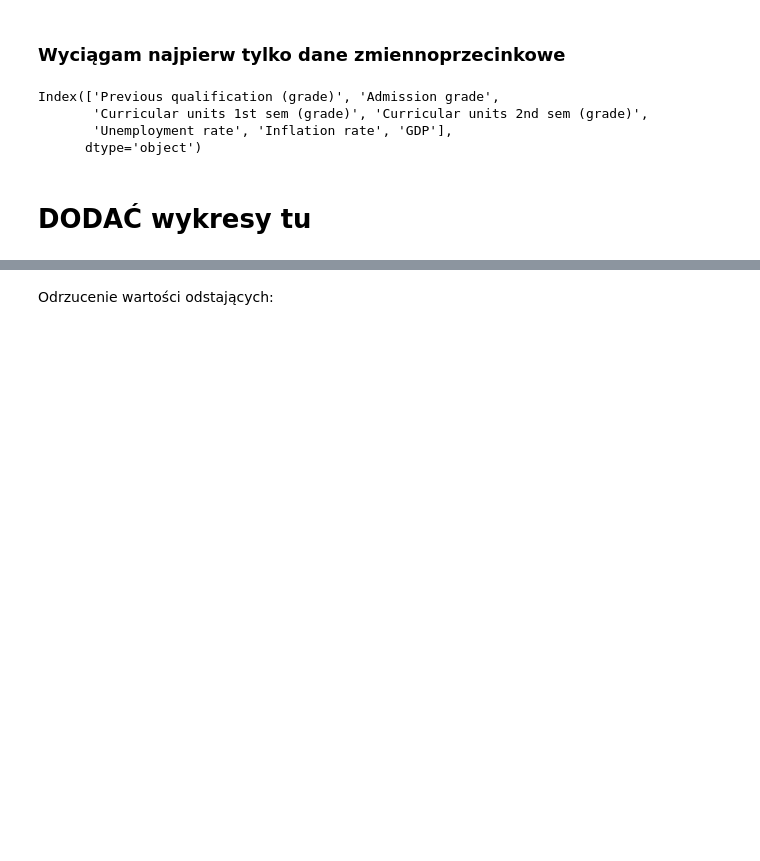
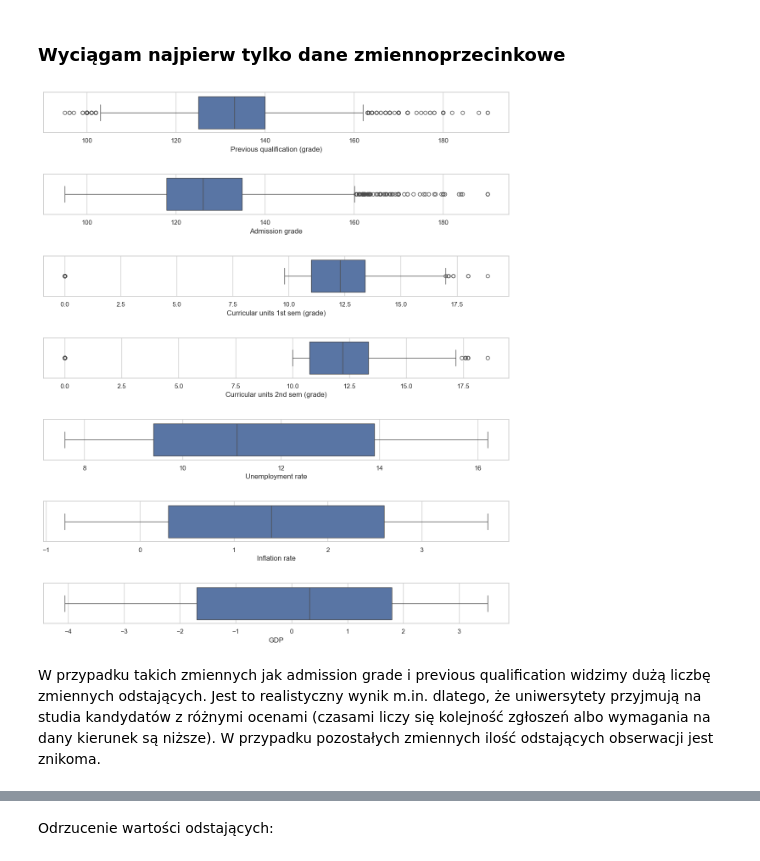
Before and after one commit to KamilMarshal/MAD_classification_project, a Jupyter notebook: ProjectNotebook.ipynb, the cells around one changed output, grey strips where cells are left out. Saved outputs shown, nothing was run; the diff lists cells and outputs as text; code cells hidden in the pictures; blank space fills up the shorter version.

Commit message:
adding boxplots

```diff
--- a/ProjectNotebook.ipynb
+++ b/ProjectNotebook.ipynb
@@ -214,17 +214,28 @@ plt.show()
 ## Boxploty - czyli analiza obserwacji odstających
 # %% [markdown]
 ### Wyciągam najpierw tylko dane zmiennoprzecinkowe
-# %%
-# Dane zmiennoprzecinkowe
-data_num = data.select_dtypes(include=['float64'])
-data_num.columns
-# %% [output]
-Index(['Previous qualification (grade)', 'Admission grade',
-       'Curricular units 1st sem (grade)', 'Curricular units 2nd sem (grade)',
-       'Unemployment rate', 'Inflation rate', 'GDP'],
-      dtype='object')
-# %% [markdown]
-# DODAĆ wykresy tu
+# %%
+# Dane zmiennoprzecinkowe
+data_num = data.select_dtypes(include=['float64'])
+data_num.columns
+sns.set(style="whitegrid")
+
+
+plt.figure(figsize=(12, 14))
+
+
+for i, column in enumerate(data_num.columns):
+    plt.subplot(len(data_num.columns), 1, i + 1)
+    sns.boxplot(x=data_num[column])
+   # plt.title(f'Boxplot for {column}')
+    plt.tight_layout(pad=3.0)
+
+
+plt.show()
+# %% [output]
+[figure, added]
+# %% [markdown]
+W przypadku takich zmiennych jak admission grade i previous qualification widzimy dużą liczbę zmiennych odstających. Jest to realistyczny wynik m.in. dlatego, że uniwersytety przyjmują na studia kandydatów z różnymi ocenami (czasami liczy się kolejność zgłoszeń albo wymagania na dany kierunek są niższe). W przypadku pozostałych zmiennych ilość odstających obserwacji jest znikoma.
 # %%
 from sklearn.preprocessing import LabelEncoder
 
```
Also changed, not shown: parts of 6 cells of this notebook.
